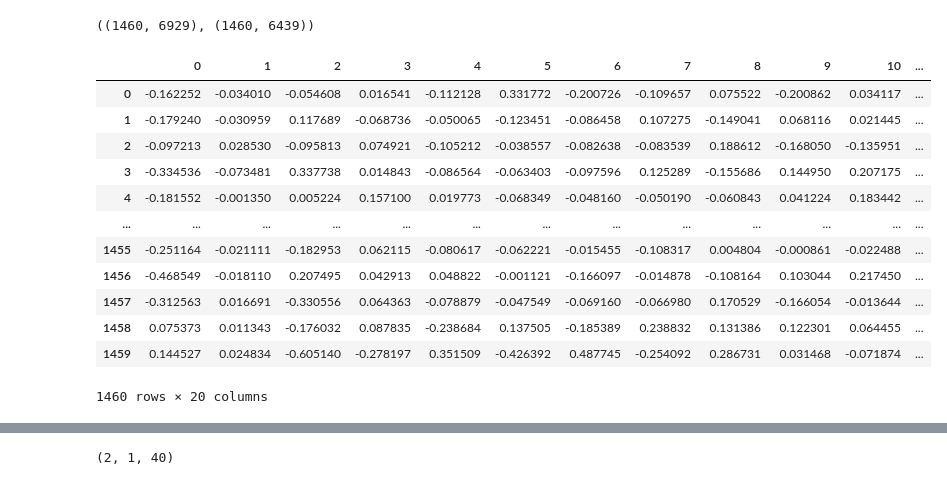
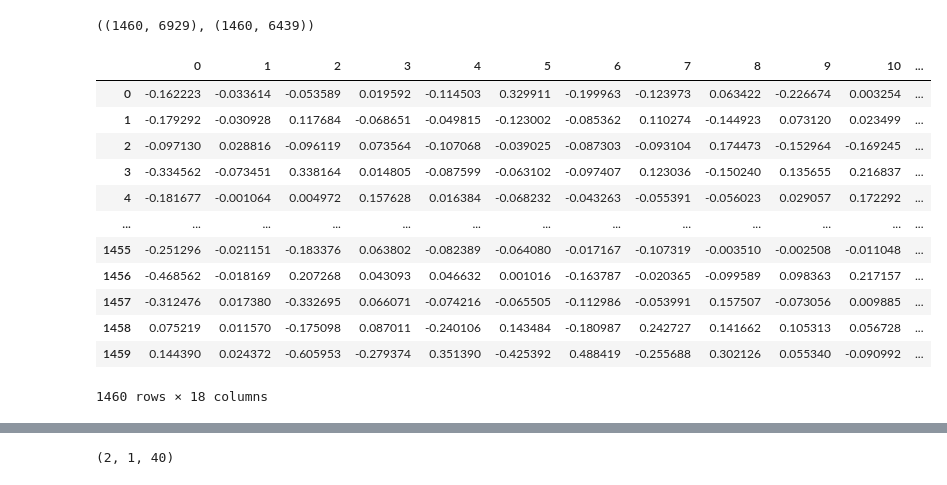
Before and after one commit to IliesChibane/Intelligent-Information-retrieval-System, a Jupyter notebook: Notebook/SRI_TextMining.ipynb, the cells around one changed output, grey strips where cells are left out. Cells and saved outputs as stored; diff of their text form; code cells hidden in the pictures.

```diff
--- a/Notebook/SRI_TextMining.ipynb
+++ b/Notebook/SRI_TextMining.ipynb
@@ -14,7 +16,7 @@ import json
 import warnings
 warnings.filterwarnings("ignore")
 # %%
-df = pd.read_csv("../dataset_dbscan.csv")
+df = pd.read_csv("../csv_docs/dataset_dbscan.csv")
 df.drop(columns = df.columns[0], axis = 1, inplace= True)
 df
 # %% [output]
@@ -155,22 +231,22 @@ def pca_decomp(df, n_components):
     df_pca = pd.DataFrame(df_pca)
     return pca, df_pca
 # %%
-pca, df_pca = pca_decomp(df_clean, 20)
+pca, df_pca = pca_decomp(df_clean, 18)
 df_pca
 # %% [output]
 |  | 0 | 1 | 2 | 3 | 4 | 5 | 6 | 7 | 8 | 9 | 10 | ... |
-| 0 | -0.162252 | -0.034010 | -0.054608 | 0.016541 | -0.112128 | 0.331772 | -0.200726 | -0.109657 | 0.075522 | -0.200862 | 0.034117 | ... |
-| 1 | -0.179240 | -0.030959 | 0.117689 | -0.068736 | -0.050065 | -0.123451 | -0.086458 | 0.107275 | -0.149041 | 0.068116 | 0.021445 | ... |
-| 2 | -0.097213 | 0.028530 | -0.095813 | 0.074921 | -0.105212 | -0.038557 | -0.082638 | -0.083539 | 0.188612 | -0.168050 | -0.135951 | ... |
-| 3 | -0.334536 | -0.073481 | 0.337738 | 0.014843 | -0.086564 | -0.063403 | -0.097596 | 0.125289 | -0.155686 | 0.144950 | 0.207175 | ... |
-| 4 | -0.181552 | -0.001350 | 0.005224 | 0.157100 | 0.019773 | -0.068349 | -0.048160 | -0.050190 | -0.060843 | 0.041224 | 0.183442 | ... |
+| 0 | -0.162223 | -0.033614 | -0.053589 | 0.019592 | -0.114503 | 0.329911 | -0.199963 | -0.123973 | 0.063422 | -0.226674 | 0.003254 | ... |
+| 1 | -0.179292 | -0.030928 | 0.117684 | -0.068651 | -0.049815 | -0.123002 | -0.085362 | 0.110274 | -0.144923 | 0.073120 | 0.023499 | ... |
+| 2 | -0.097130 | 0.028816 | -0.096119 | 0.073564 | -0.107068 | -0.039025 | -0.087303 | -0.093104 | 0.174473 | -0.152964 | -0.169245 | ... |
+| 3 | -0.334562 | -0.073451 | 0.338164 | 0.014805 | -0.087599 | -0.063102 | -0.097407 | 0.123036 | -0.150240 | 0.135655 | 0.216837 | ... |
+| 4 | -0.181677 | -0.001064 | 0.004972 | 0.157628 | 0.016384 | -0.068232 | -0.043263 | -0.055391 | -0.056023 | 0.029057 | 0.172292 | ... |
 | ... | ... | ... | ... | ... | ... | ... | ... | ... | ... | ... | ... | ... |
-| 1455 | -0.251164 | -0.021111 | -0.182953 | 0.062115 | -0.080617 | -0.062221 | -0.015455 | -0.108317 | 0.004804 | -0.000861 | -0.022488 | ... |
-| 1456 | -0.468549 | -0.018110 | 0.207495 | 0.042913 | 0.048822 | -0.001121 | -0.166097 | -0.014878 | -0.108164 | 0.103044 | 0.217450 | ... |
-| 1457 | -0.312563 | 0.016691 | -0.330556 | 0.064363 | -0.078879 | -0.047549 | -0.069160 | -0.066980 | 0.170529 | -0.166054 | -0.013644 | ... |
-| 1458 | 0.075373 | 0.011343 | -0.176032 | 0.087835 | -0.238684 | 0.137505 | -0.185389 | 0.238832 | 0.131386 | 0.122301 | 0.064455 | ... |
-| 1459 | 0.144527 | 0.024834 | -0.605140 | -0.278197 | 0.351509 | -0.426392 | 0.487745 | -0.254092 | 0.286731 | 0.031468 | -0.071874 | ... |
+| 1455 | -0.251296 | -0.021151 | -0.183376 | 0.063802 | -0.082389 | -0.064080 | -0.017167 | -0.107319 | -0.003510 | -0.002508 | -0.011048 | ... |
+| 1456 | -0.468562 | -0.018169 | 0.207268 | 0.043093 | 0.046632 | 0.001016 | -0.163787 | -0.020365 | -0.099589 | 0.098363 | 0.217157 | ... |
+| 1457 | -0.312476 | 0.017380 | -0.332695 | 0.066071 | -0.074216 | -0.065505 | -0.112986 | -0.053991 | 0.157507 | -0.073056 | 0.009885 | ... |
+| 1458 | 0.075219 | 0.011570 | -0.175098 | 0.087011 | -0.240106 | 0.143484 | -0.180987 | 0.242727 | 0.141662 | 0.105313 | 0.056728 | ... |
+| 1459 | 0.144390 | 0.024372 | -0.605953 | -0.279374 | 0.351390 | -0.425392 | 0.488419 | -0.255688 | 0.302126 | 0.055340 | -0.090992 | ... |
-1460 rows × 20 columns
+1460 rows × 18 columns
 # %%
 plt.bar(range(pca.n_components_), pca.explained_variance_ratio_)
 plt.xlabel('Principal Component')
```
Also changed, not shown: parts of 45 cells of this notebook.
